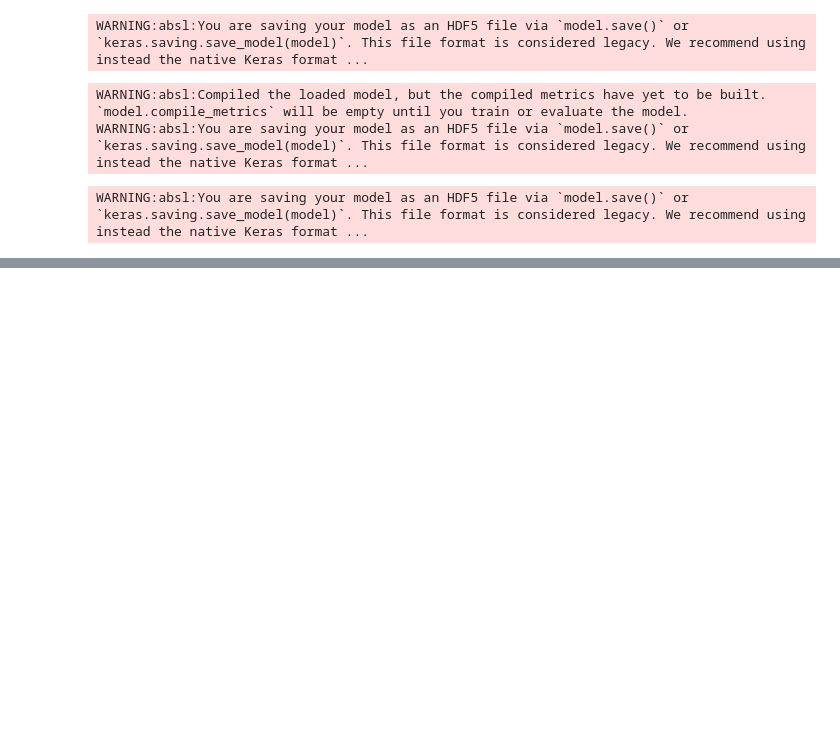
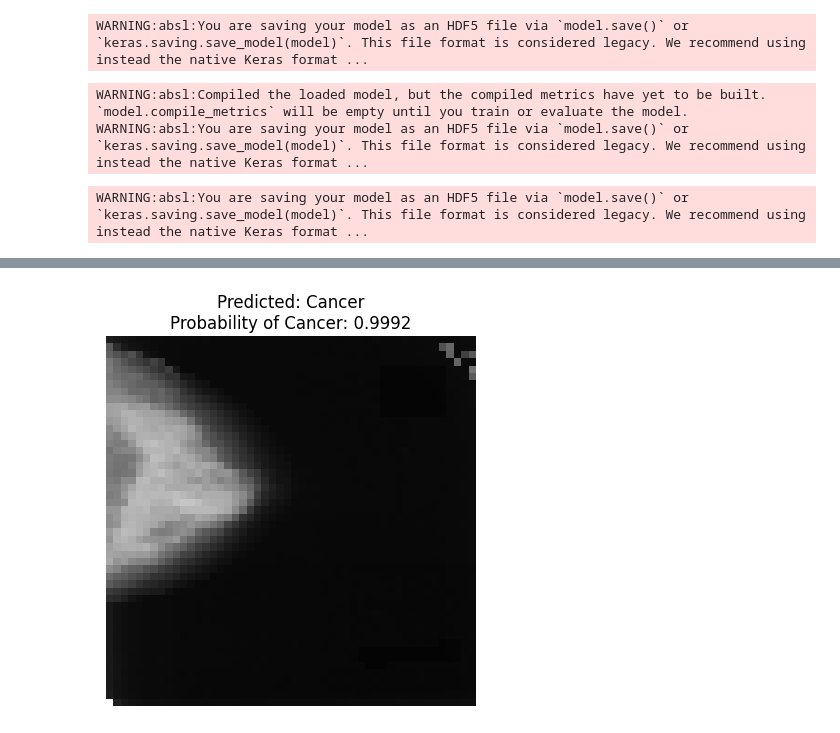
Before and after one commit to PornpromOunsuchat/MammoHistopathology, a Jupyter notebook: TrainModel.ipynb, the cells around one changed output, grey strips where cells are left out. Drawn from its saved outputs; the diff is of its cells as text; code cells hidden in the pictures; blank space fills up the shorter version.

```diff
--- a/TrainModel.ipynb
+++ b/TrainModel.ipynb
@@ -1021,7 +1021,7 @@ model.save("CNN_model_final.h5")
 WARNING:absl:You are saving your model as an HDF5 file via `model.save()` or `keras.saving.save_model(model)`. This file format is considered legacy. We recommend using instead the native Keras format ...
 # %%
 # Directory containing the images
-imgs_dir = glob.glob('kaggle/input/miniddsm2/MINI-DDSM-Complete-JPEG-8/Benign/**/*.jpeg', recursive=True)
+# imgs_dir = glob.glob('kaggle/input/miniddsm2/MINI-DDSM-Complete-JPEG-8/Benign/**/*.jpeg', recursive=True)
 
 # Example image path
 image_path = 'kaggle/input/miniddsm2/MINI-DDSM-Complete-JPEG-8/Benign/0029/C_0029_1.LEFT_CC.jpg'
@@ -1059,3 +1059,4 @@ if img_array is not None:
     plt.show()
 else:
     print("Image loading and preprocessing failed.")
+# %% [output]
@@ -1061,0 +1064 @@ else:
+[figure, added]
```
Also changed, not shown: parts of 1 cell of this notebook.
